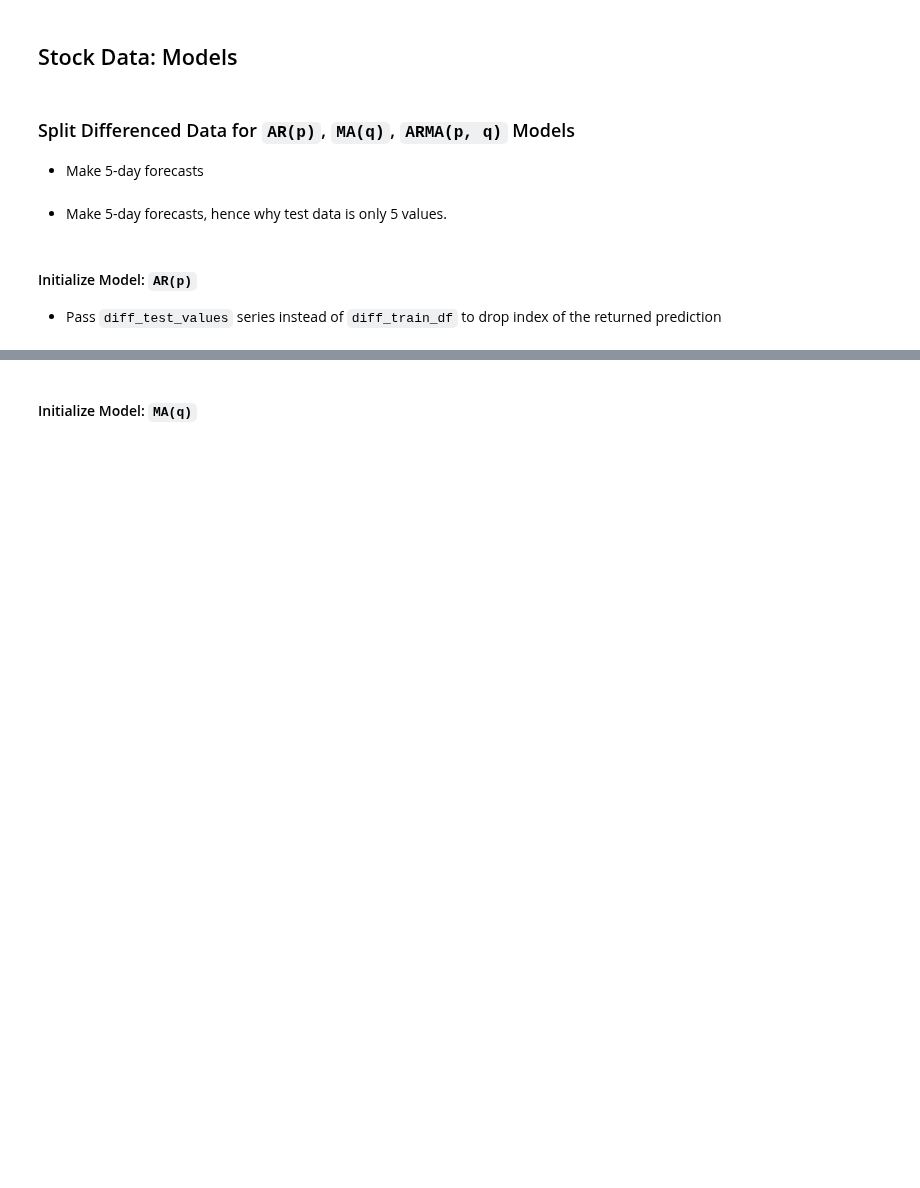
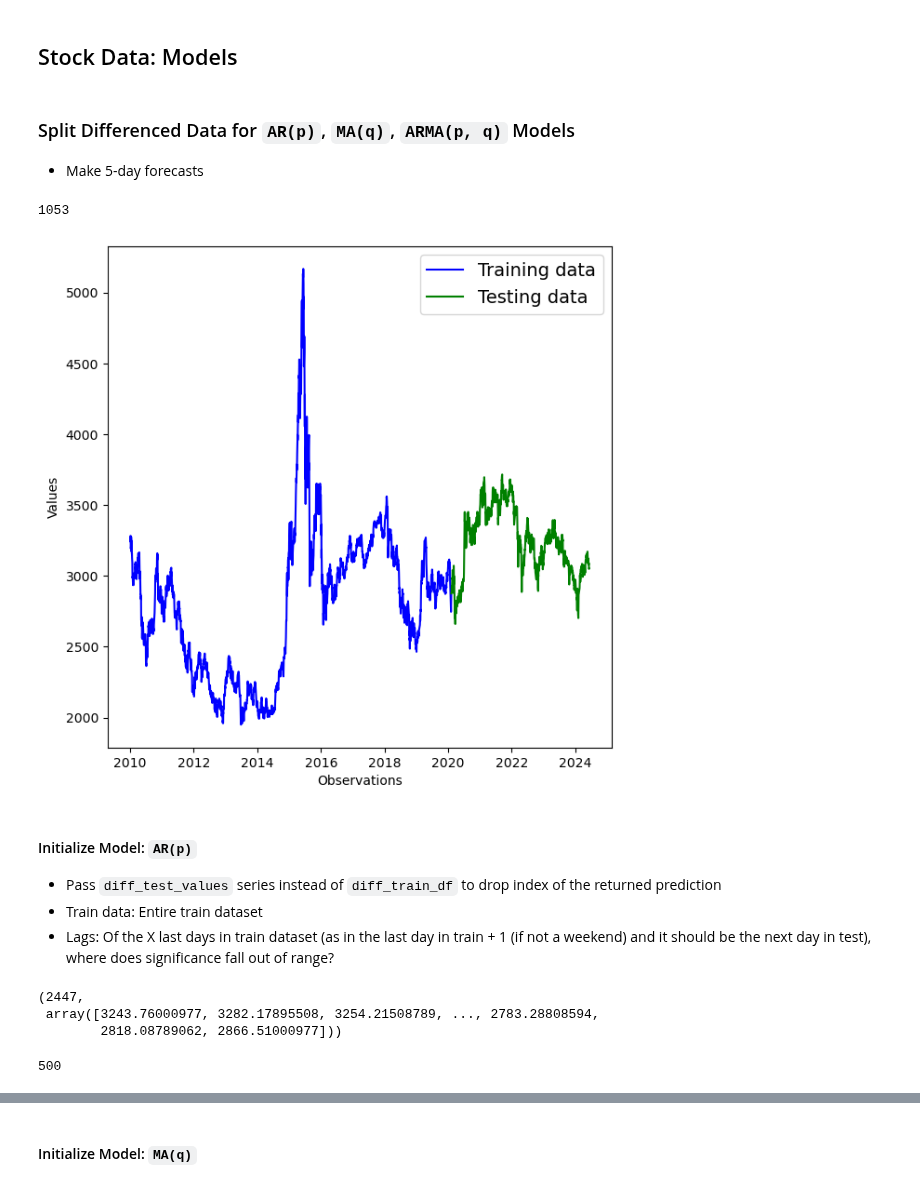
Before and after one commit to Brinkley97/applied_time_series_and_machine_learning, a Jupyter notebook: framework_for_time_series_data/nlp_ts/paper-daily-sse_stock-ts_models.ipynb, the cells around one changed output, grey strips where cells are left out. Cells and saved outputs as stored; diff of their text form; code cells hidden in the pictures; blank space fills up the shorter version.

```diff
--- a/framework_for_time_series_data/nlp_ts/paper-daily-sse_stock-ts_models.ipynb
+++ b/framework_for_time_series_data/nlp_ts/paper-daily-sse_stock-ts_models.ipynb
@@ -243,2 +307,0 @@ diff_train_values
-# %% [markdown]
-- Make 5-day forecasts, hence why test data is only 5 values.
@@ -248,16 +308,34 @@ diff_test_df
 # %%
-diff_test_values = diff_test_uts.get_series()
-len(diff_test_values)
+N_test_df = len(test_stock_df)
+N_test_df
+# %% [output]
+1053
 # %%
 scatter_type = False
 data_prediction_plots = InterpolatePlotter()
-data_prediction_plots.plot_ts_training_and_testing_data(diff_train_df, diff_test_df, scatter_type)
+data_prediction_plots.plot_ts_training_and_testing_data(train_stock_df, test_stock_df, scatter_type)
+# %% [output]
+[figure, added]
 # %% [markdown]
 #### Initialize Model: `AR(p)`
 
 - Pass `diff_test_values` series instead of `diff_train_df` to drop index of the returned prediction
+- Train data: Entire train dataset
+- Lags: Of the X last days in train dataset (as in the last day in train + 1 (if not a weekend) and it should be the next day in test), where does significance fall out of range?
 # %%
 lag_p = 1
+# %%
+train_stock_values = train_stock_df.values
+train_values = augment_retrain_predictions(train_stock_values)
+len(train_values), train_values
+# %% [output]
+(2447,
+ array([3243.76000977, 3282.17895508, 3254.21508789, ..., 2783.28808594,
+        2818.08789062, 2866.51000977]))
+# %%
+len(last_N_train_df)
+# %% [output]
+500
 # %%
 no_retrain_name = ' - no retrain'
 no_retrain_bool = False
```
Also changed, not shown: parts of 43 cells of this notebook, 1 other file.
